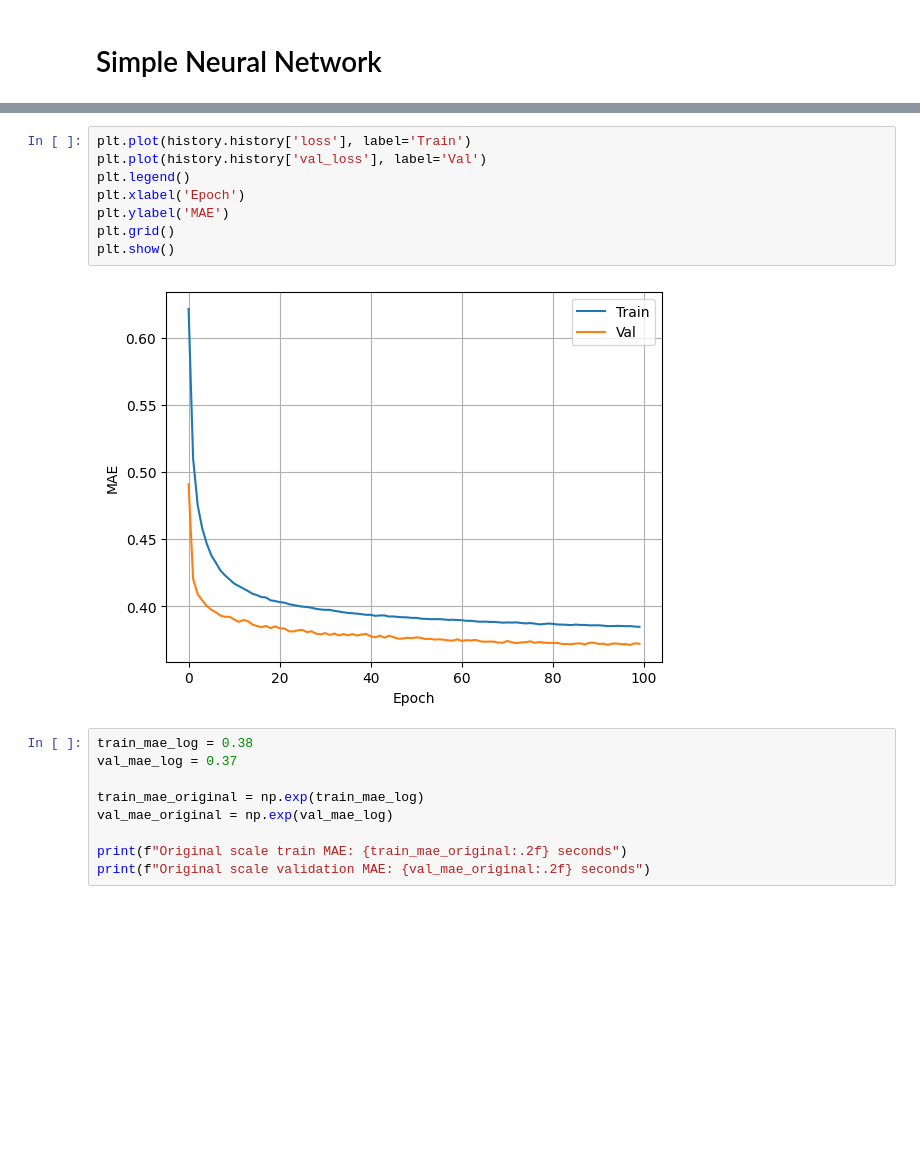
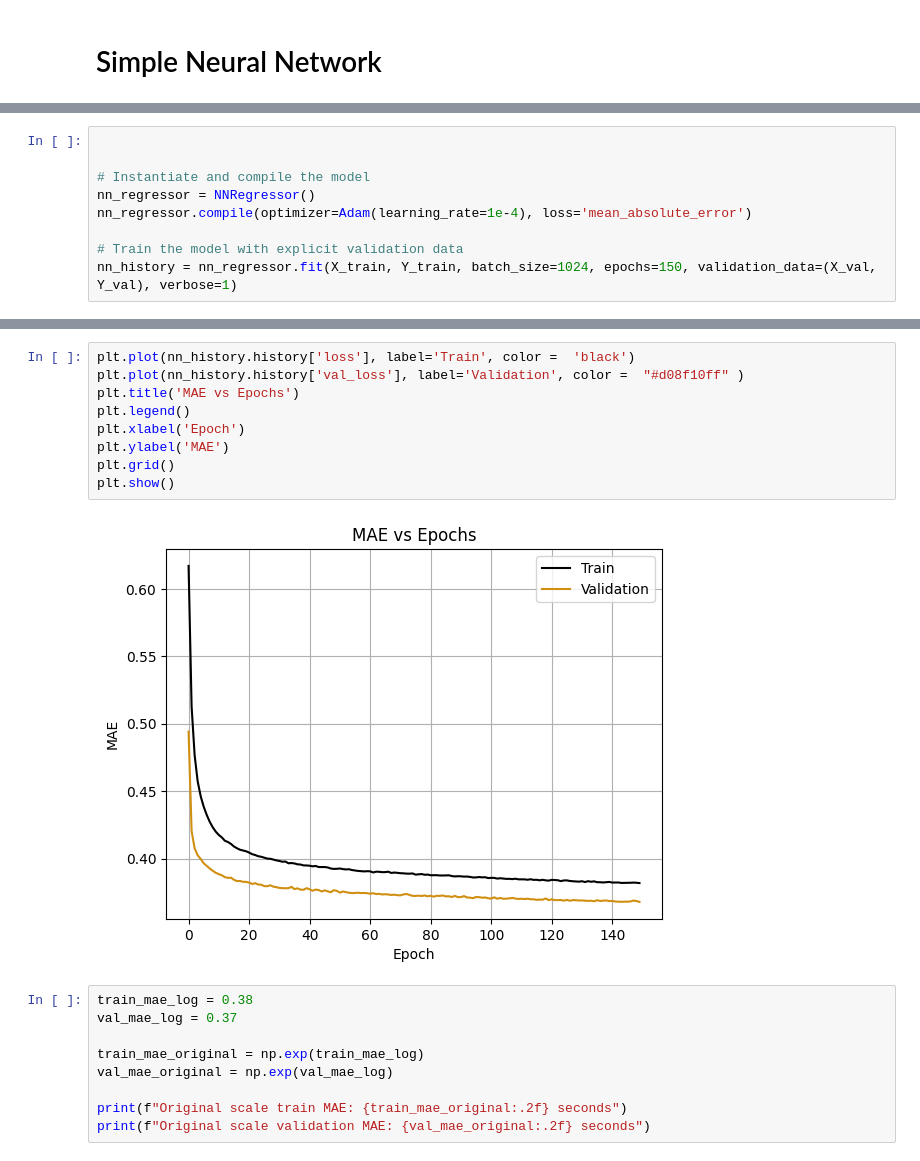
Before and after one commit to marcosbenicio/bayesian-neural-network, a Jupyter notebook: 02-regression/bnn-regression.ipynb, the cells around one changed output, grey strips where cells are left out. Drawn from its saved outputs; the diff is of its cells as text; blank space fills up the shorter version.

Commit message:
last part: Model evaluation

```diff
--- a/02-regression/bnn-regression.ipynb
+++ b/02-regression/bnn-regression.ipynb
@@ -753,0 +728,9 @@ Epoch 100/100
+# %%
+
+
+# Instantiate and compile the model
+nn_regressor = NNRegressor()
+nn_regressor.compile(optimizer=Adam(learning_rate=1e-4), loss='mean_absolute_error')
+
+# Train the model with explicit validation data
+nn_history = nn_regressor.fit(X_train, Y_train, batch_size=1024, epochs=150, validation_data=(X_val, Y_val), verbose=1)
@@ -754,13 +755,14 @@ Epoch 100/100
 # %%
-plt.plot(history.history['loss'], label='Train')
-plt.plot(history.history['val_loss'], label='Val')
+plt.plot(nn_history.history['loss'], label='Train', color =  'black')
+plt.plot(nn_history.history['val_loss'], label='Validation', color =  "#d08f10ff" )
+plt.title('MAE vs Epochs')
 plt.legend()
 plt.xlabel('Epoch')
 plt.ylabel('MAE')
 plt.grid()
 plt.show()
 # %% [output]
-[figure, old version]
+[figure, new version]
 # %%
 train_mae_log = 0.38
 val_mae_log = 0.37
```
Also changed, not shown: parts of 25 cells of this notebook.
